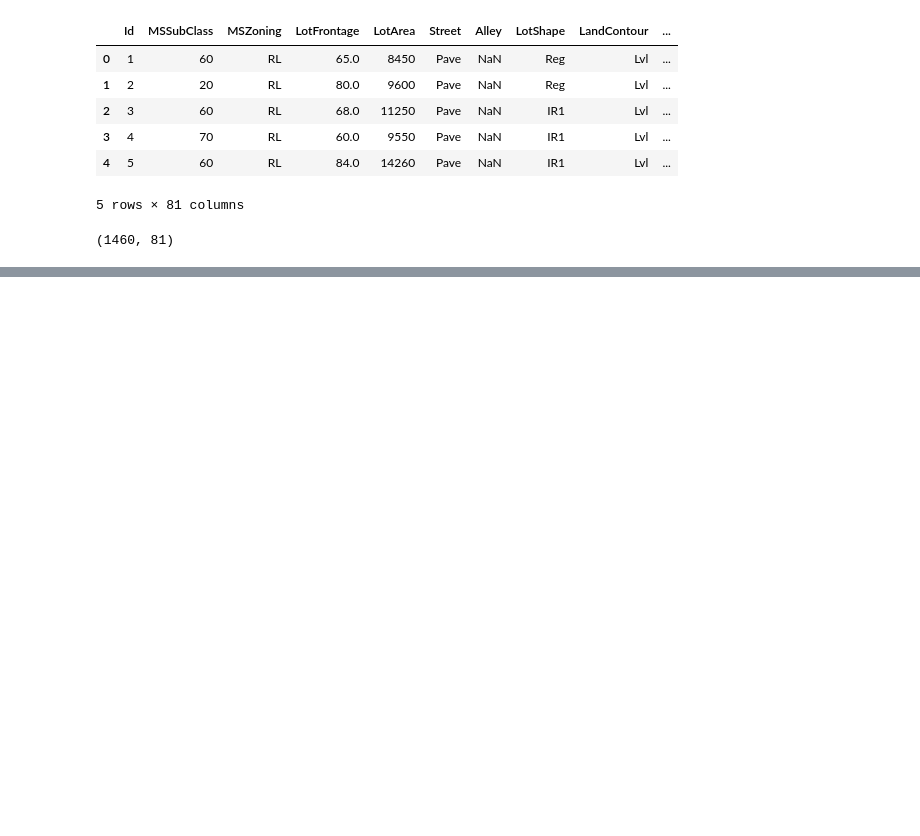
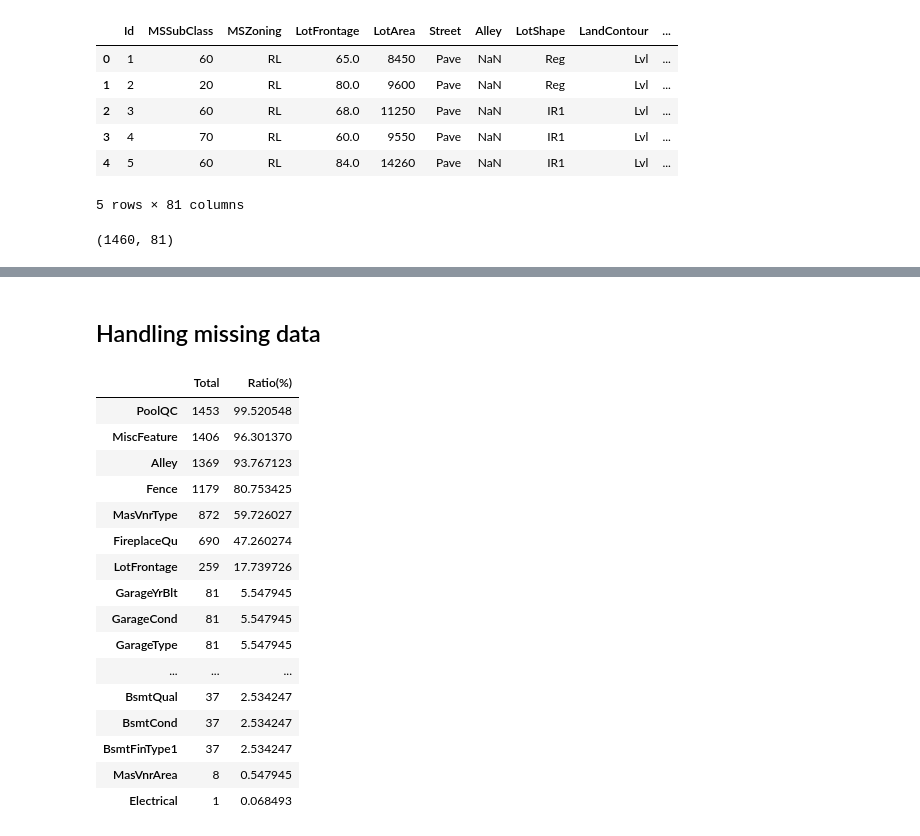
Before and after one commit to milan0122/House_SalePrice_Predictions, a Jupyter notebook: research.ipynb, the cells around one changed output, grey strips where cells are left out. Saved outputs shown, nothing was run; the diff lists cells and outputs as text; code cells hidden in the pictures; blank space fills up the shorter version.

```diff
--- a/research.ipynb
+++ b/research.ipynb
@@ -24,0 +60,26 @@ df.shape
+# %% [markdown]
+## Handling missing data
+# %%
+total_null_values = df.isna().sum().sort_values(ascending=False)
+total_null_values = total_null_values[total_null_values>0]
+null_values_inpercent = total_null_values/len(df)*100
+null_df = pd.DataFrame({'Total':total_null_values,'Ratio(%)':null_values_inpercent})
+null_df
+# %% [output]
+|  | Total | Ratio(%) |
+| PoolQC | 1453 | 99.520548 |
+| MiscFeature | 1406 | 96.301370 |
+| Alley | 1369 | 93.767123 |
+| Fence | 1179 | 80.753425 |
+| MasVnrType | 872 | 59.726027 |
+| FireplaceQu | 690 | 47.260274 |
+| LotFrontage | 259 | 17.739726 |
+| GarageYrBlt | 81 | 5.547945 |
+| GarageCond | 81 | 5.547945 |
+| GarageType | 81 | 5.547945 |
+| ... | ... | ... |
+| BsmtQual | 37 | 2.534247 |
+| BsmtCond | 37 | 2.534247 |
+| BsmtFinType1 | 37 | 2.534247 |
+| MasVnrArea | 8 | 0.547945 |
+| Electrical | 1 | 0.068493 |
```
Also changed, not shown: parts of 15 cells of this notebook.
